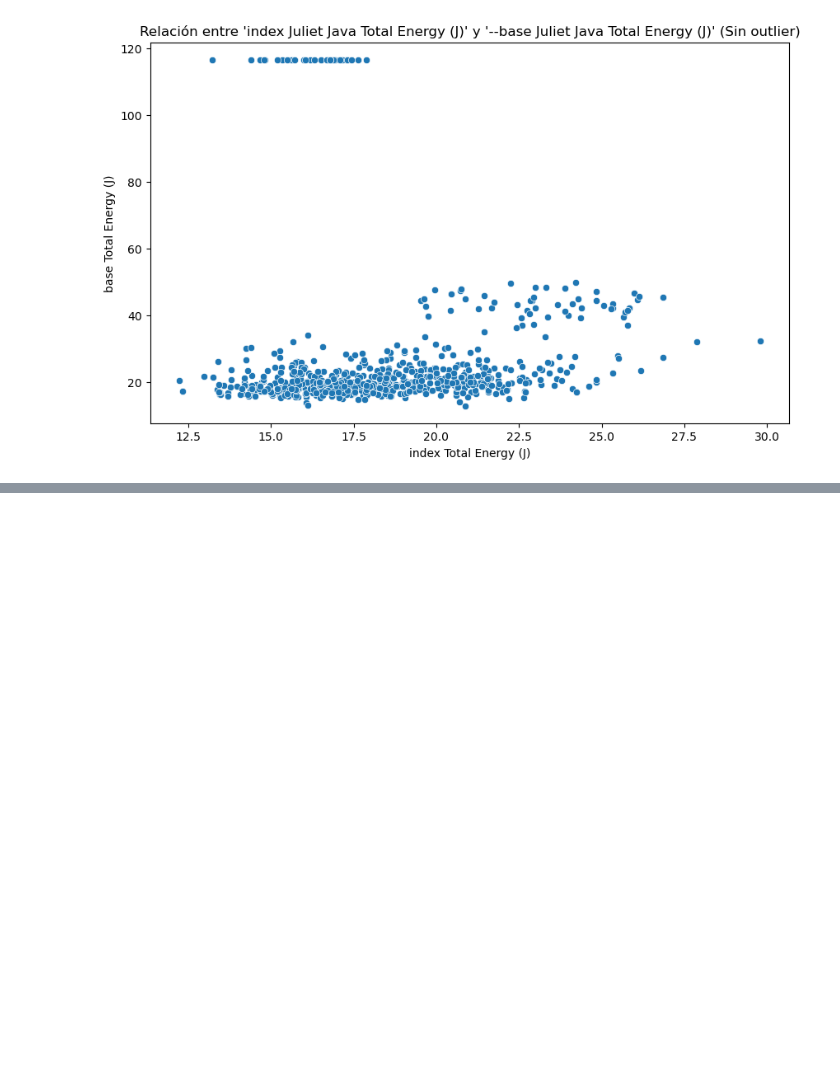
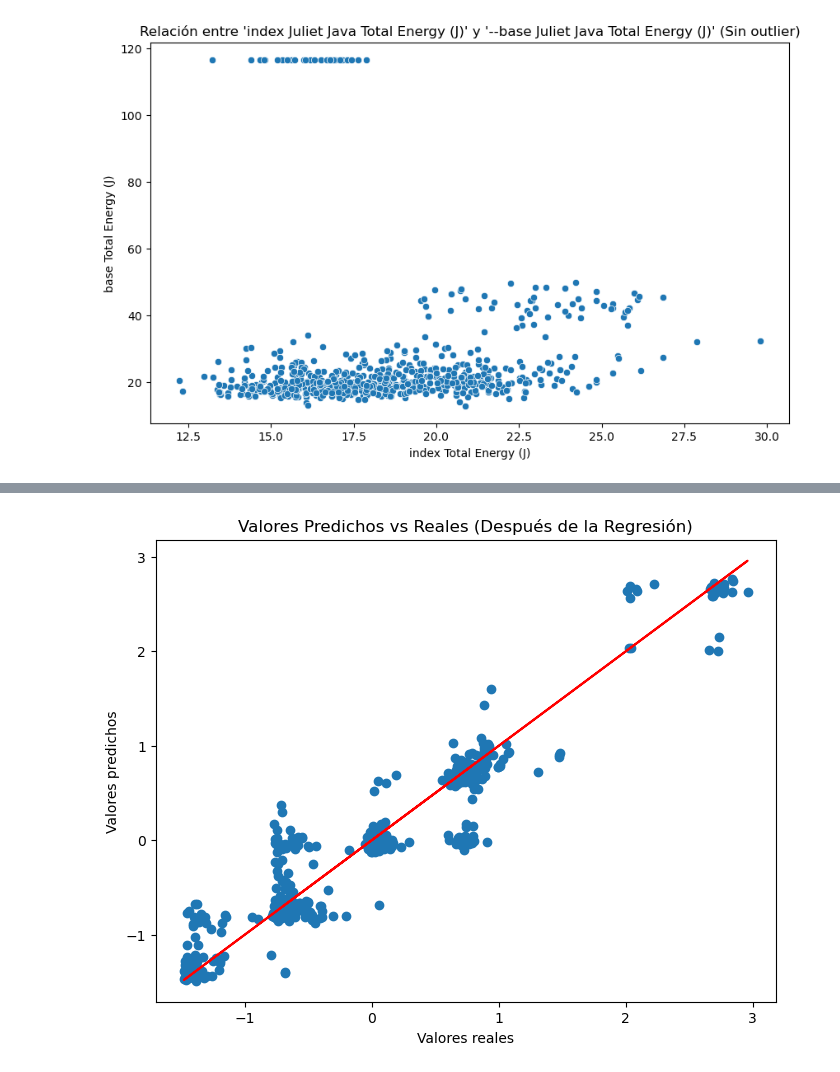
Before and after one commit to mrmiguel564/BD3, a Jupyter notebook: BDIIICliente.ipynb, the cells around one changed output, grey strips where cells are left out. Saved outputs shown, nothing was run; the diff lists cells and outputs as text; code cells hidden in the pictures; blank space fills up the shorter version.

```diff
--- a/BDIIICliente.ipynb
+++ b/BDIIICliente.ipynb
@@ -455,0 +530,14 @@ Ecuación de la regresión lineal: y = 0.0293x + 26.0366
+# %%
+var1 = 'index Postgres Read Count'
+var2 = 'index Runtime'
+var3 = 'compression Runtime'
+var4 = 'index-and-compression Runtime'
+
+# ajuste despues del tratamiento
+X_clean = client_data_clean[[var1, var2, var3]]
+y_clean = client_data_clean[var4]
+X_clean = sm.add_constant(X_clean)
+modelo_clean = sm.OLS(y_clean, X_clean).fit()
+
+# Mostrar el resumen del modelo ajustado
+print(modelo_clean.summary())
@@ -455,0 +573,11 @@ Ecuación de la regresión lineal: y = 0.0293x + 26.0366
+# %%
+# Gráfico de dispersión de valores predichos vs observados
+plt.figure(figsize=(8, 6))
+plt.scatter(y_clean, modelo_clean.fittedvalues)
+plt.plot(y_clean, y_clean, color='red')  # línea de referencia
+plt.xlabel('Valores reales')
+plt.ylabel('Valores predichos')
+plt.title('Valores Predichos vs Reales (Después de la Regresión)')
+plt.show()
+# %% [output]
+[figure, added]
```
Also changed, not shown: parts of 13 cells of this notebook, 1 other file.
